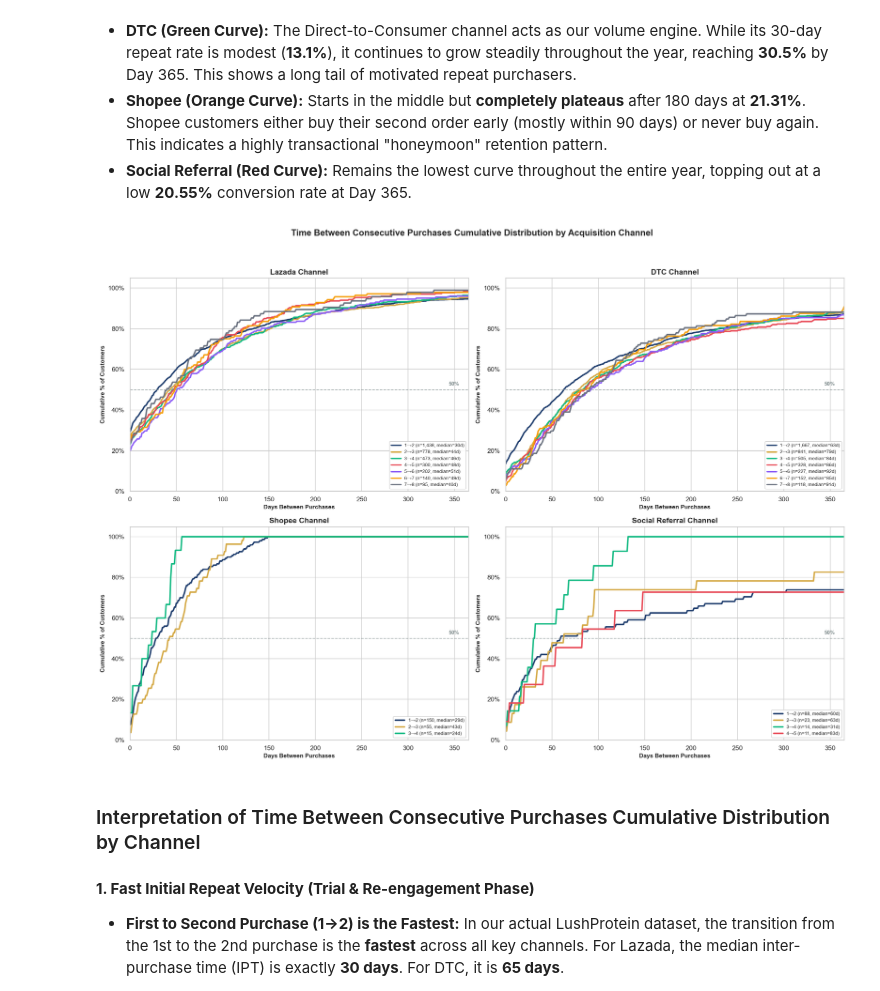
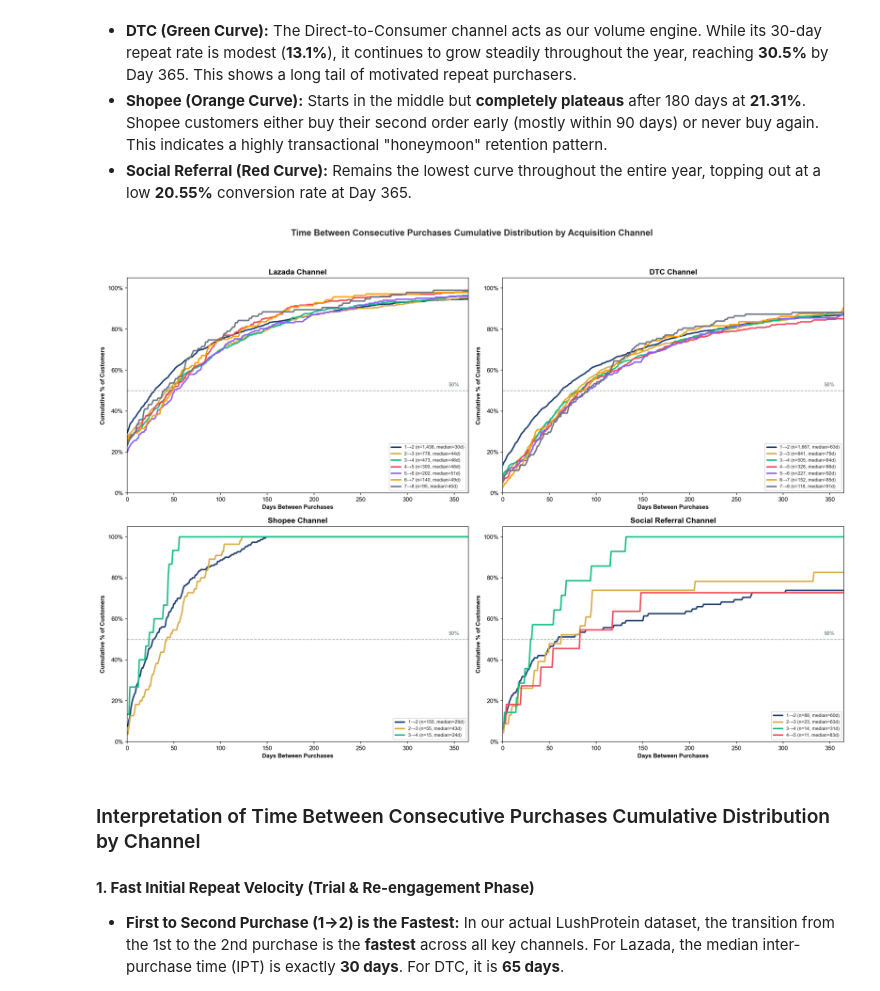
Before and after one commit to alvdoan/Applied-Data-Group-Project, a Jupyter notebook: 04_ds3-1_channel_heterogeneity.ipynb, the cells around one changed output. Saved outputs shown, nothing was run; the diff lists cells and outputs as text; code cells hidden in the pictures.

Commit message:
feat: amendment to notebooks for ds3-1 and added business context notebooks for visuals

```diff
--- a/04_ds3-1_channel_heterogeneity.ipynb
+++ b/04_ds3-1_channel_heterogeneity.ipynb
@@ -402,15 +402,12 @@ from pathlib import Path
 BASE_DIR = Path('.')
 GOLD_DIR = BASE_DIR / 'medallion' / 'gold'
 
-# Load customer orders
 co = pd.read_parquet(GOLD_DIR / 'gold_customer_orders.parquet')
 cust_orders = co[co['customer_id'] != '7888450879743'].copy()
 
-# Sort orders
 cust_orders['processed_at'] = pd.to_datetime(cust_orders['processed_at'], errors='coerce', utc=True)
 cust_orders = cust_orders.sort_values(by=['customer_id', 'processed_at'])
 
-# Apply social channel definitions
 social_sources = ['facebook', 'meta', 'ig', 'igshopping', 'tiktok', 'snowball', 'igpost', 'affiliate']
 social_mediums = ['paid_social', 'social', 'instagram_stories', 'referral_url', 'affiliate']
 social_channels = ['TikTok', 'Affiliate']
@@ -426,64 +423,58 @@ cust_orders['acquisition_channel_grouped'] = np.where(is_social, 'Social Referra
 target_channels = ['Lazada', 'DTC', 'Shopee', 'Social Referral']
 cust_orders = cust_orders[cust_orders['acquisition_channel_grouped'].isin(target_channels)].copy()
 
-# Re-calculate sequential order numbers per customer to make sure they are consecutive starting at 1
 cust_orders['seq'] = cust_orders.groupby('customer_id').cumcount() + 1
 
-# Calculate time difference between consecutive order sequences
 cust_orders['prev_processed_at'] = cust_orders.groupby('customer_id')['processed_at'].shift(1)
 cust_orders['days_between'] = (cust_orders['processed_at'] - cust_orders['prev_processed_at']).dt.days
 
-# Define plotting grid (2x2)
 fig, axes = plt.subplots(2, 2, figsize=(18, 13), dpi=150)
+fig.patch.set_alpha(0)  # ← transparent figure background
 sns.set_theme(style="whitegrid")
 plt.rcParams['font.family'] = 'sans-serif'
 
-# Colors for transitions
 colors = ['#1B3A6B', '#D4A843', '#10B981', '#E84855', '#8B5CF6', '#F59E0B', '#6B7280']
 
 days_range = np.arange(0, 366)
 
 for idx, channel in enumerate(target_channels):
     ax = axes[idx // 2, idx % 2]
+    ax.patch.set_alpha(0)  # ← transparent axes background
     ch_orders = cust_orders[cust_orders['acquisition_channel_grouped'] == channel].copy()
 
-    # Track repeat transitions
     for seq in range(2, 9):
-        # Customers who completed the transition (have order sequence 'seq')
         seq_data = ch_orders[ch_orders['seq'] == seq]
         n = len(seq_data)
 
-        # Only plot if we have a representative sample size
         if n >= 10:
             median = seq_data['days_between'].median()
 
-            # Cumulative distribution function (CDF)
             cdf = []
             for d in days_range:
                 cnt = (seq_data['days_between'] <= d).sum()
                 cdf.append((cnt / n) * 100)
 
             ax.plot(days_range, cdf, color=colors[seq-2], linewidth=2.5,
                      label=f"{seq-1}→{seq} (n={n:,}, median={median:.0f}d)")
 
-    # Subplot formatting
     ax.axhline(50, color='#7f8c8d', linestyle='--', linewidth=1.2, alpha=0.7)
     ax.text(355, 52, '50%', color='#7f8c8d', fontsize=9, fontweight='bold', ha='right')
 
     ax.set_title(f'{channel} Channel', fontsize=13, fontweight='bold')
     ax.set_xlabel('Days Between Purchases', fontsize=10, fontweight='bold')
     ax.set_ylabel('Cumulative % of Customers', fontsize=10, fontweight='bold')
     ax.yaxis.set_major_formatter(mtick.PercentFormatter())
     ax.set_xlim(0, 365)
     ax.set_ylim(0, 105)
     ax.legend(fontsize=8, loc='lower right', framealpha=0.9)
 
 plt.suptitle('Time Between Consecutive Purchases Cumulative Distribution by Acquisition Channel',
              fontsize=15, fontweight='bold', y=0.98)
 plt.tight_layout(rect=[0, 0, 1, 0.95])
+plt.savefig('outputs/interpurchase_cdf.png', transparent=True, bbox_inches='tight')
 plt.show()
 # %% [output]
-[figure, old version]
+[figure, new version]
 # %% [markdown]
 ### Interpretation of Time Between Consecutive Purchases Cumulative Distribution by Channel
 
```
Also changed, not shown: parts of 2 cells of this notebook, 1 other file.
